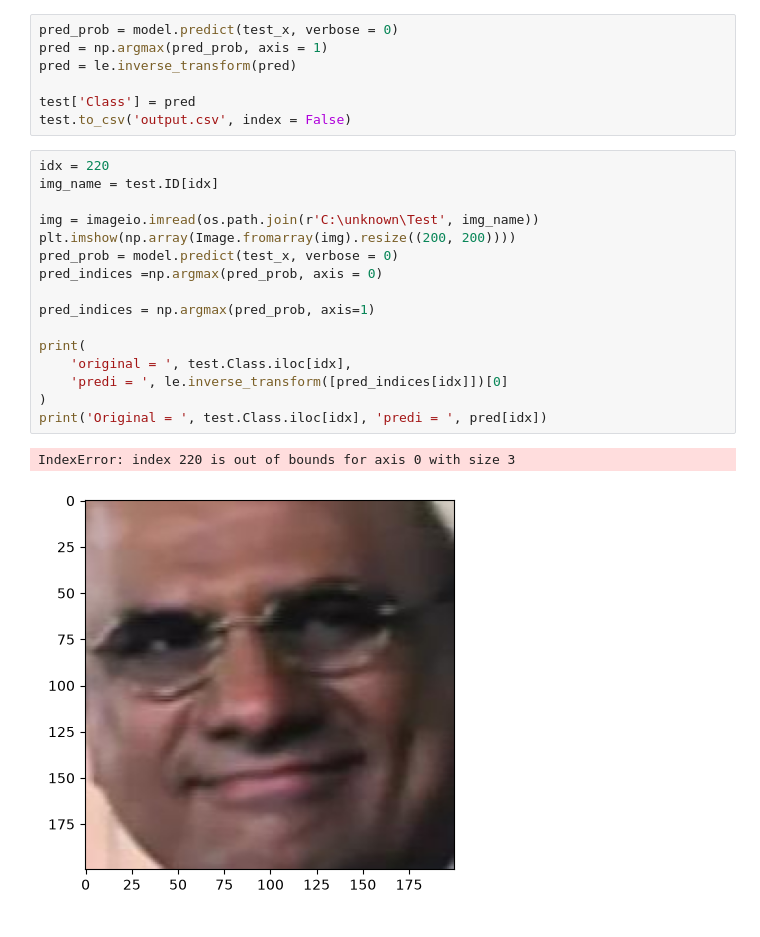
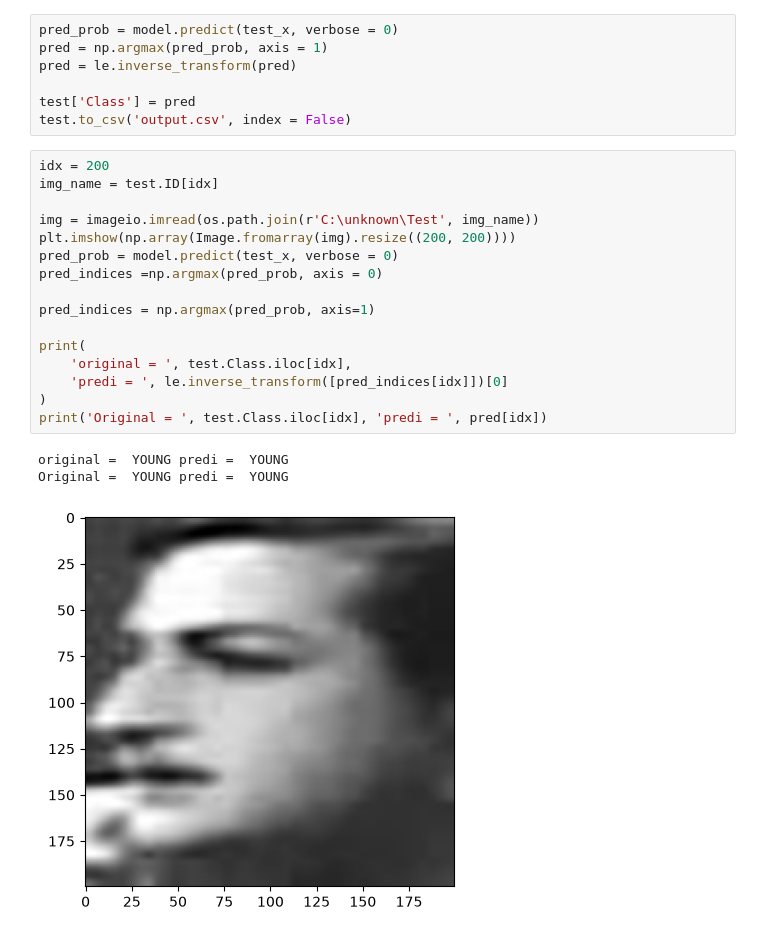
Before and after one commit to dwij0016/unknown, a Jupyter notebook: deep_learning/photo_detection.ipynb, the cells around one changed output. Saved outputs shown, nothing was run; the diff lists cells and outputs as text.

```diff
--- a/deep_learning/photo_detection.ipynb
+++ b/deep_learning/photo_detection.ipynb
@@ -156,21 +156,22 @@ pred = le.inverse_transform(pred)
 test['Class'] = pred
 test.to_csv('output.csv', index = False)
 # %%
-idx = 220
+idx = 200
 img_name = test.ID[idx]
 
 img = imageio.imread(os.path.join(r'C:\unknown\Test', img_name))
 plt.imshow(np.array(Image.fromarray(img).resize((200, 200))))
 pred_prob = model.predict(test_x, verbose = 0)
 pred_indices =np.argmax(pred_prob, axis = 0)
 
 pred_indices = np.argmax(pred_prob, axis=1)
 
 print(
     'original = ', test.Class.iloc[idx],
     'predi = ', le.inverse_transform([pred_indices[idx]])[0]
 )
 print('Original = ', test.Class.iloc[idx], 'predi = ', pred[idx])
 # %% [output]
-IndexError: index 220 is out of bounds for axis 0 with size 3
+original =  YOUNG predi =  YOUNG
+Original =  YOUNG predi =  YOUNG
-[figure, old version]
+[figure, new version]
```
Also changed, not shown: 4 other files.
